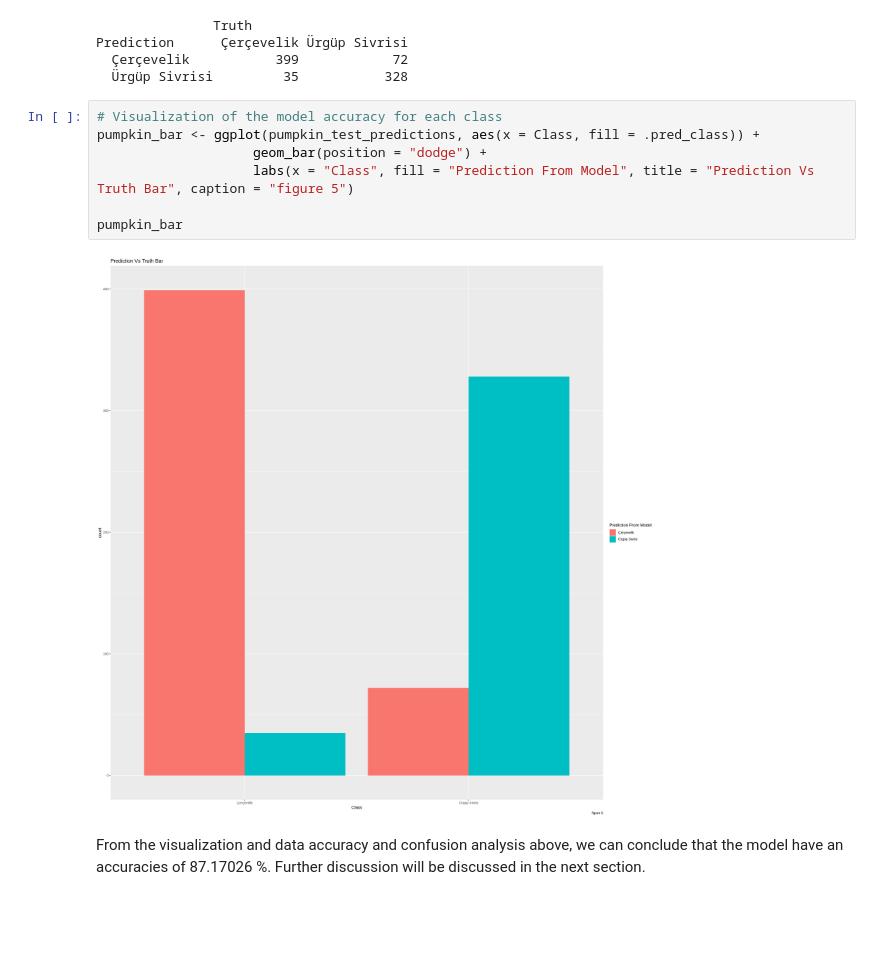
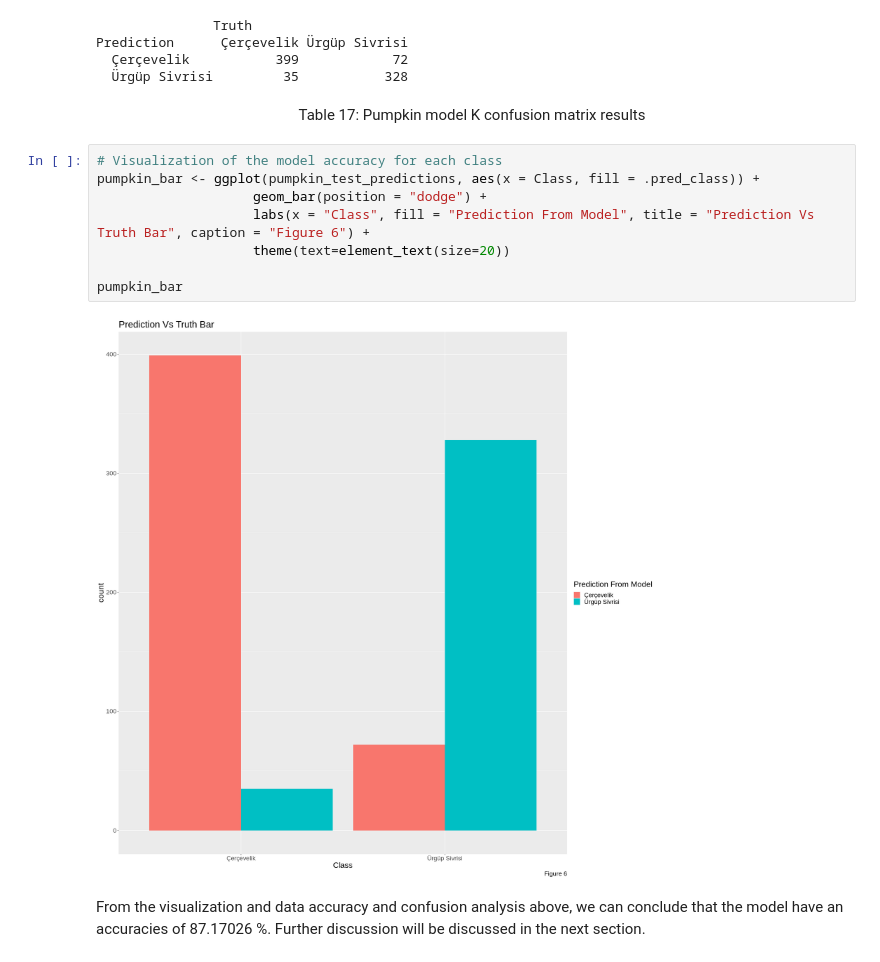
Before and after one commit to FarrelRamdhani/DSCI-100-Team-Project, a Jupyter notebook: project_report.ipynb, the cells around one changed output. Drawn from its saved outputs; the diff is of its cells as text; blank space fills up the shorter version.

```diff
--- a/project_report.ipynb
+++ b/project_report.ipynb
@@ -490,15 +544,18 @@ pumpkin_mat
 Prediction      Çerçevelik Ürgüp Sivrisi
   Çerçevelik           399            72
   Ürgüp Sivrisi         35           328
+# %% [markdown]
+<div align="center"> Table 17: Pumpkin model K confusion matrix results
 # %%
 # Visualization of the model accuracy for each class
 pumpkin_bar <- ggplot(pumpkin_test_predictions, aes(x = Class, fill = .pred_class)) +
                     geom_bar(position = "dodge") +
-                    labs(x = "Class", fill = "Prediction From Model", title = "Prediction Vs Truth Bar", caption = "figure 5")
+                    labs(x = "Class", fill = "Prediction From Model", title = "Prediction Vs Truth Bar", caption = "Figure 6") +
+                    theme(text=element_text(size=20))
 
 pumpkin_bar
 # %% [output]
-[figure, old version]
+[figure, new version]
 # %% [markdown]
 From the visualization and data accuracy and confusion analysis above, we can conclude that the model have an accuracies of 87.17026 %. Further discussion will be discussed in the next section.
 # %% [markdown]
```
Also changed, not shown: parts of 32 cells of this notebook.
